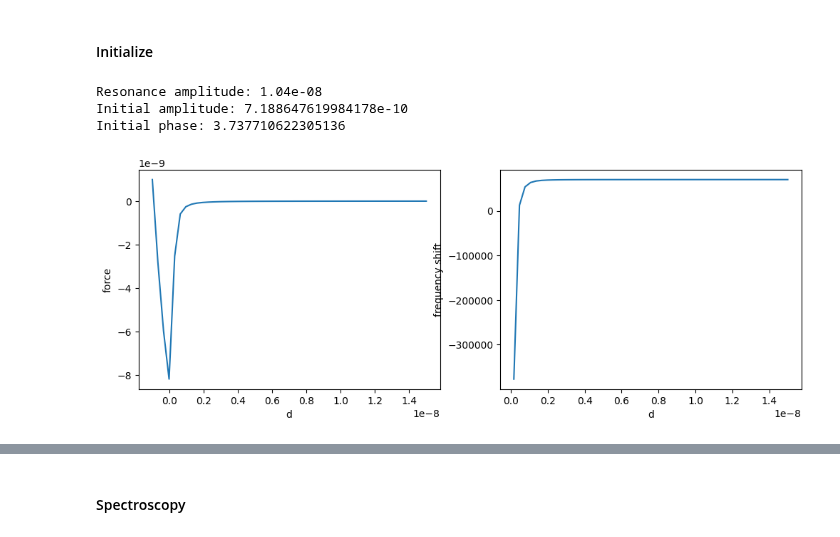
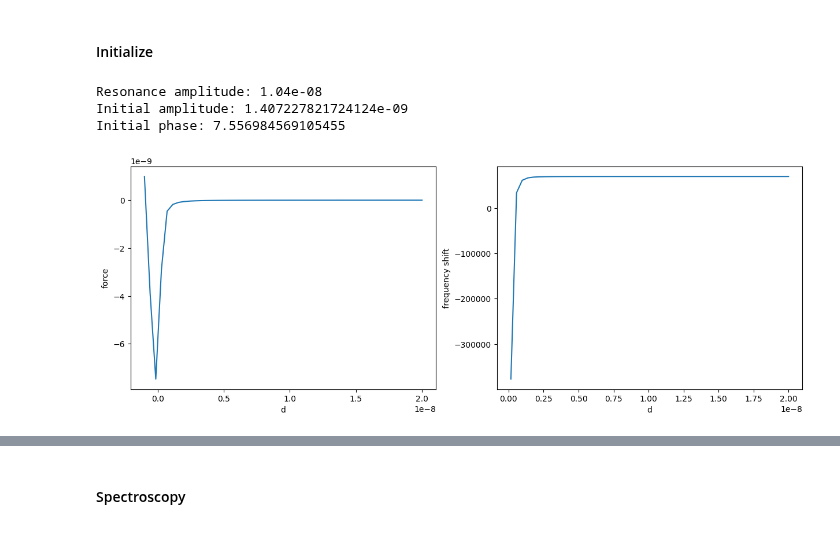
Before and after one commit to PranavSudersan/AFM-Dashboard, a Jupyter notebook: AFM Dashboard.ipynb, the cells around one changed output, grey strips where cells are left out. Saved outputs shown, nothing was run; the diff lists cells and outputs as text; code cells hidden in the pictures.

```diff
--- a/AFM Dashboard.ipynb
+++ b/AFM Dashboard.ipynb
@@ -5487,11 +5501,11 @@ print(np.sqrt(data_dict[on_file]['Z rms']**2 - data_dict[off_file]['Z rms']**2))
 kc = 2 #cantilever spring constant (N/m)
 fc = 70e3 #cantilever resonance frequency (Hz)
 Qc = 130 #cantilever Q factor (free)
-fd_ini = 66e3 #drive frequency (Hz)
+fd_ini = 68e3 #drive frequency (Hz)
 F0 = 1.6e-10 #drive amplitude (m)
 
-d0_far = 15e-9 #tip-sample rest distance, far (m)
-d0_near = 2e-9 #tip-sample rest distance, near (m)
+d0_far = 20e-9 #tip-sample rest distance, far (m)
+d0_near = 10e-9 #tip-sample rest distance, near (m)
 d0_pts = 50 #number of points for force-distance
 d0_list = np.linspace(d0_far, d0_near, d0_pts) #[8e-9, 7e-9, 6e-9] #tip-sample distance, rest (m)
 # d0_list = d0_far + (d0_near - d0_far) * (np.linspace(0, 1, d0_pts))**(1/4) # = np.logspace(np.log(d0_far)/np.log(3),np.log(d0_near)/np.log(3),d0_pts, base=3)
@@ -5754,34 +5768,34 @@ def solve_harmonic(v, x, t0, d0, wd):#**kwargs):
     # ax[0].plot(ss_t_list, ss_x_list, color='yellow')
     # ax[0].plot(ss_t_list, x_drive, color='red')
     # ax[0].axhline(0, linestyle=':', color='k')
     # ax[1].plot(FT_omega, FT_amplitude, color='blue')
     # ax[1].plot(FT_omega[f_index], FT_amplitude[f_index], 'x', color='red')
     # ax[1].set_xlim(-5*fc, 5*fc)
     # ax[1].ticklabel_format(axis='x', style='sci', scilimits=(-4,4))
     # plt.show()
 
     return amplitude, phase, deflection, t_list, v_list, x_list#, err_v_list, err_x_list
 
 print("Resonance amplitude:", amp_res)
 print("Initial amplitude:", amp_ini)
 print("Initial phase:", phase_ini)
 
 d0_plotarray1 = np.linspace(-1e-9, d0_list[0], 50)
 force_data = [force_ts(d0_plot_i) for d0_plot_i in d0_plotarray1]
 d0_plotarray2 = np.linspace(a0, d0_list[0], 50)
 dF_vdw = 2*H*R/(6*(d0_plotarray2**3))
 delta_f = fc*(1-np.sqrt(1+(dF_vdw/kc))) #theoretical freq shift assuming linear harmonic osci
 
-fig1, ax1 = plt.subplots(1, 2, figsize=(12,4))
+fig1, ax1 = plt.subplots(1, 2, figsize=(15,5))
 ax1[0].plot(d0_plotarray1, force_data,  label='freq shift')
 ax1[1].plot(d0_plotarray2, fc+delta_f, label='freq shift')
 ax1[0].set_xlabel("d")
 ax1[1].set_xlabel("d")
 ax1[0].set_ylabel("force")
 ax1[1].set_ylabel("frequency shift")
 plt.show()
 # %% [output]
 Resonance amplitude: 1.04e-08
-Initial amplitude: 7.188647619984178e-10
-Initial phase: 3.737710622305136
+Initial amplitude: 1.407227821724124e-09
+Initial phase: 7.556984569105455
-[figure, old version]
+[figure, new version]
```
Also changed, not shown: parts of 10 cells of this notebook.
